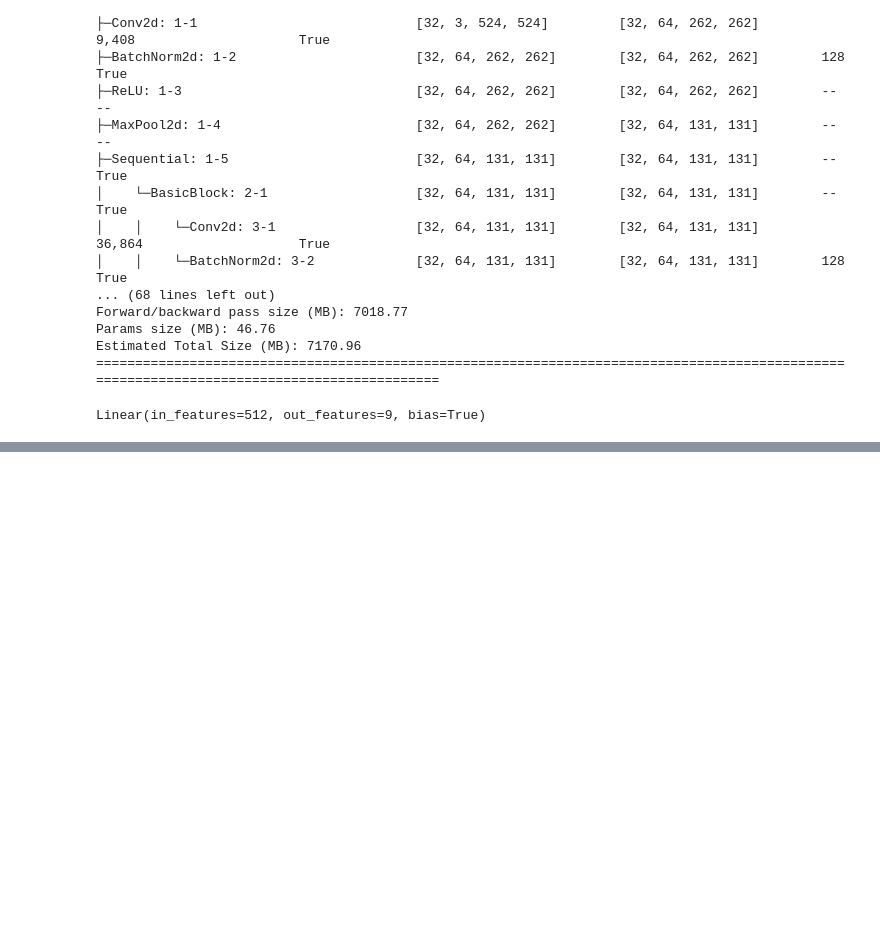
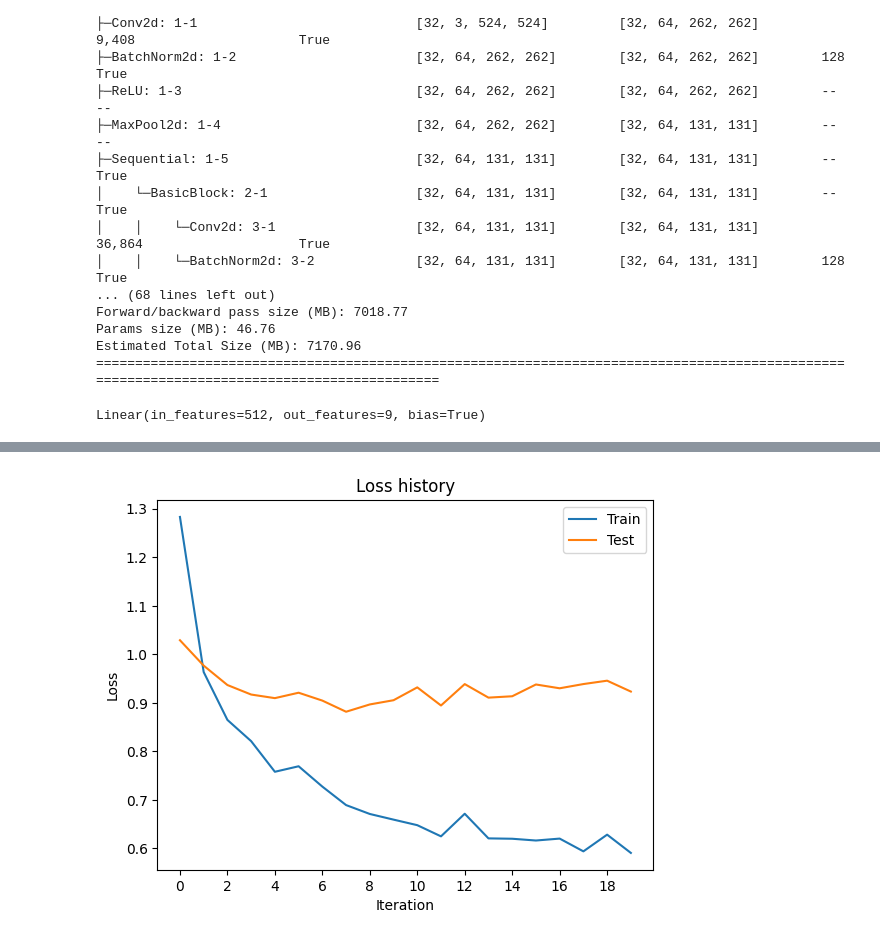
Before and after one commit to Warren-SJ/CNN-Assignment, a Jupyter notebook: cnn_assignment.ipynb, the cells around one changed output, grey strips where cells are left out. Drawn from its saved outputs; the diff is of its cells as text; code cells hidden in the pictures; blank space fills up the shorter version.

```diff
--- a/cnn_assignment.ipynb
+++ b/cnn_assignment.ipynb
@@ -412,0 +399,3 @@ Test accuracy: 79.50%
+# %%
+vgg_model = torchvision.models.vgg16(weights = torchvision.models.VGG16_Weights).to(device) # These are the default weights
+print(summary(vgg_model, input_size=(BATCH_SIZE, 3, 131, 131), col_names=("input_size", "output_size", "num_params", "trainable")))
@@ -412,0 +420,5 @@ Test accuracy: 79.50%
+# %%
+for param in vgg_model.parameters():
+    param.requires_grad = False
+
+vgg_model.classifier[6] = nn.Linear(in_features=4096, out_features=9, bias=True).to(device)
@@ -412,0 +445,6 @@ Test accuracy: 79.50%
+# %%
+loss = nn.CrossEntropyLoss()
+optimizer = torch.optim.Adam(vgg_model.parameters(), lr = 0.001, weight_decay = 0.001)
+iterations = 20
+# %%
+train_accuracy_hist, test_accuracy_hist, train_loss_hist, test_loss_hist = train(vgg_model, train_dataloader, valid_dataloader, iterations, optimizer, loss, device, True)
@@ -412,0 +472,11 @@ Test accuracy: 79.50%
+# %%
+plt.plot(train_loss_hist, label='Train')
+plt.plot(test_loss_hist, label='Test')
+plt.xlabel('Iteration')
+plt.ylabel('Loss')
+plt.xticks(range(0, iterations, 2))
+plt.title('Loss history')
+plt.legend()
+plt.show()
+# %% [output]
+[figure, added]
```
Also changed, not shown: parts of 73 cells of this notebook.
